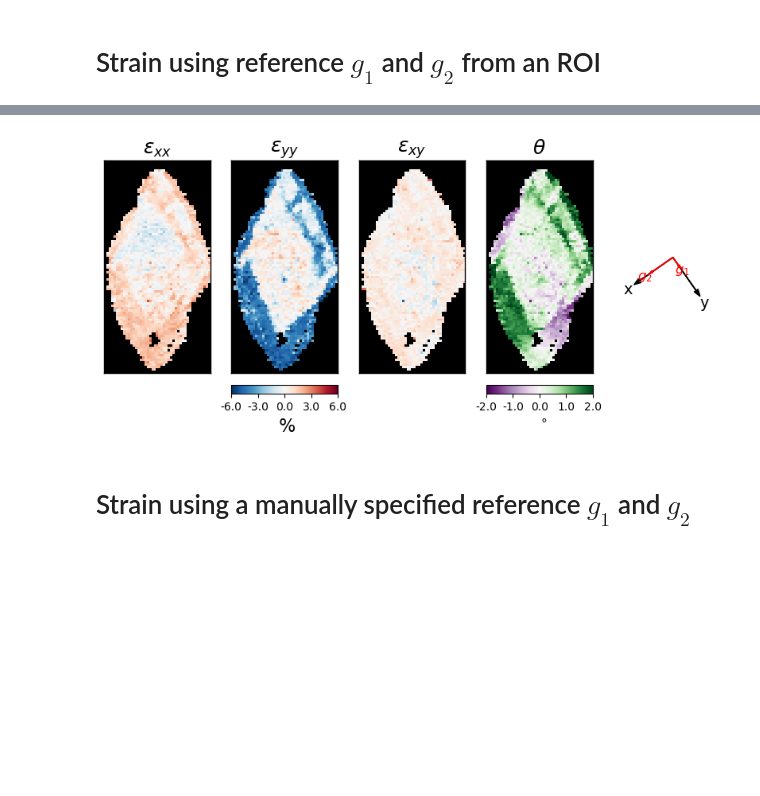
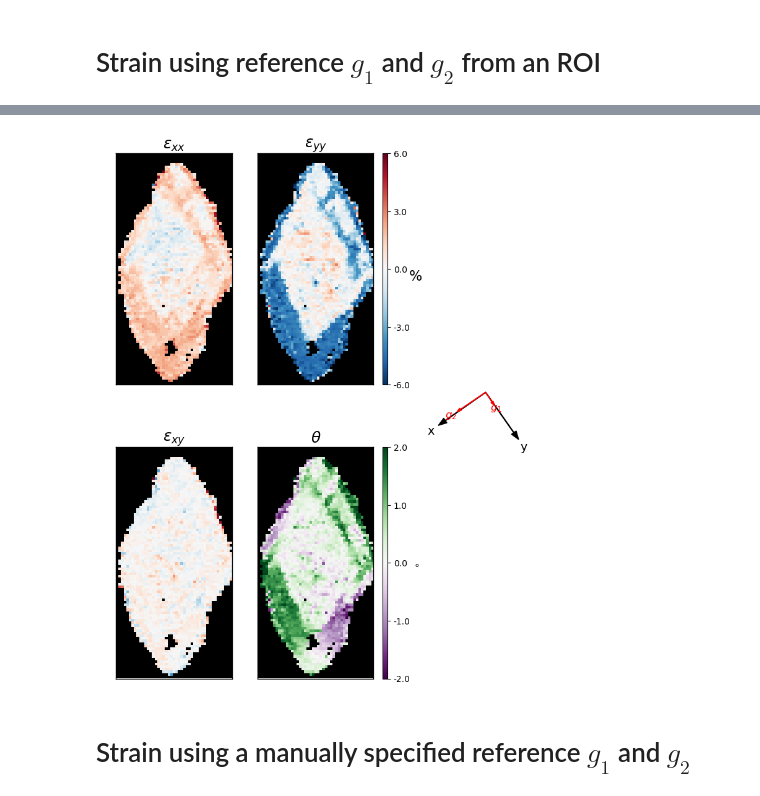
Before and after one commit to py4dstem/py4DSTEM_tutorials, a Jupyter notebook: notebooks/strain_LFP.ipynb, the cells around one changed output, grey strips where cells are left out. Cells and saved outputs as stored; diff of their text form; code cells hidden in the pictures; blank space fills up the shorter version.

```diff
--- a/notebooks/strain_LFP.ipynb
+++ b/notebooks/strain_LFP.ipynb
@@ -363,5 +353,8 @@ py4DSTEM.show(
 origin_meas = braggpeaks.measure_origin( center_guess=center_guess )
 
 # fit a 2D plane
-qx0_fit,qy0_fit,qx0_residuals,qy0_residuals = braggpeaks.fit_origin()
+qx0_fit,qy0_fit,qx0_residuals,qy0_residuals = braggpeaks.fit_origin(
+    ticks = False,
+    axsize = (4,4),
+)
 # %% [output]
@@ -423,7 +384,0 @@ py4DSTEM.show(
-# %%
-# remove peaks
-
-braggpeaks.mask_in_Q(
-    mask_removepeaks,
-    update_inplace = True
-)
@@ -706,17 +664,17 @@ show(
 # %%
 # strain from a region
 
 strainmap.get_strain(
     gvects = ROI,
 #    coordinate_rotation = 0,
     coordinate_rotation = -55,
 #    coordinate_rotation = -100,
-    layout = 1,
+    layout = "square",
     vrange = [-6.0, 6.0],
     vrange_theta = [-2.0, 2.0],
 )
 # %% [output]
-[figure, old version]
+[figure, new version]
 # %% [markdown]
 # Strain using a manually specified reference $g_1$ and $g_2$
 # %%
```
Also changed, not shown: parts of 27 cells of this notebook.
